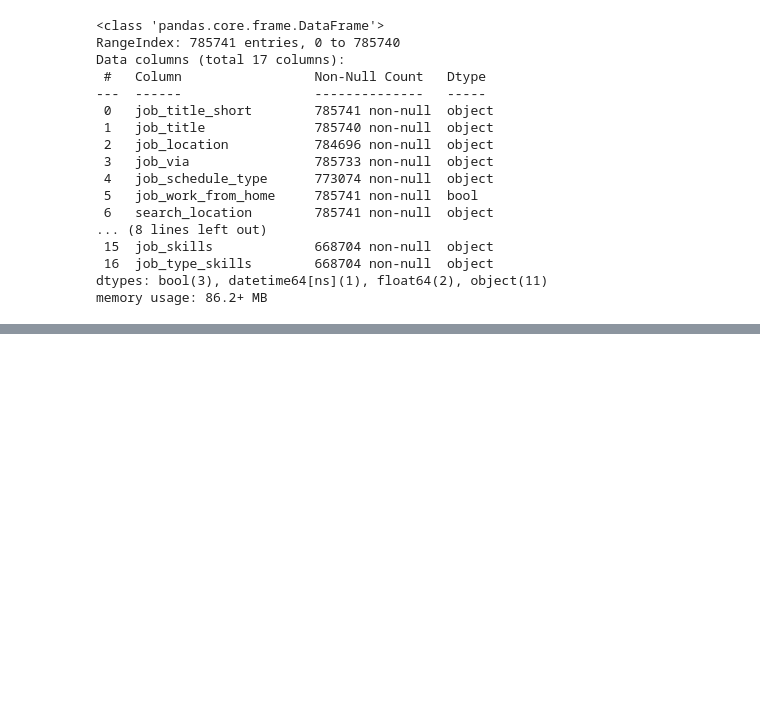
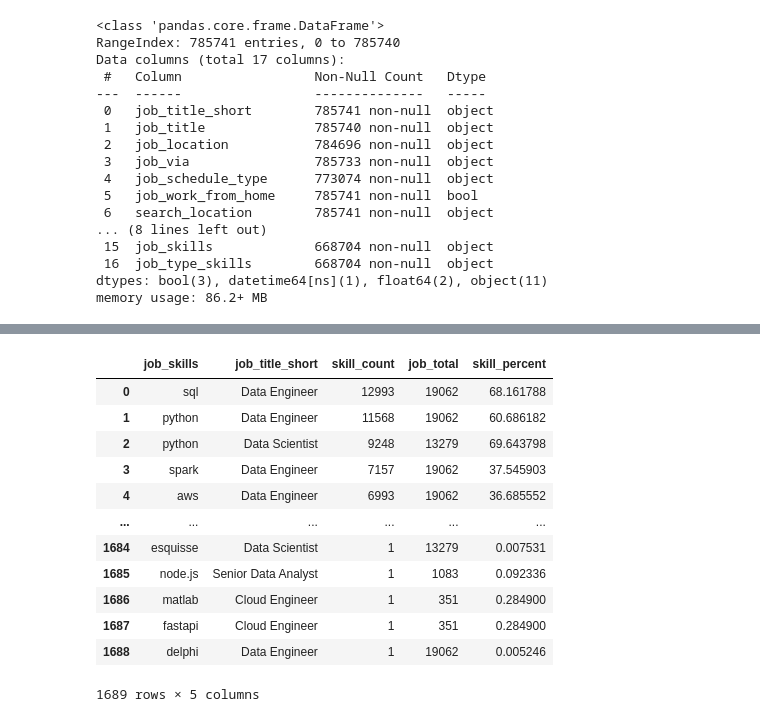
Before and after one commit to Johan0957/python-projects, a Jupyter notebook: 3_Project/2_Skills_Demand.ipynb, the cells around one changed output, grey strips where cells are left out. Cells and saved outputs as stored; diff of their text form; code cells hidden in the pictures; blank space fills up the shorter version.

```diff
--- a/3_Project/2_Skills_Demand.ipynb
+++ b/3_Project/2_Skills_Demand.ipynb
@@ -28,3 +28,5 @@ Data columns (total 17 columns):
  16  job_type_skills        668704 non-null  object
 dtypes: bool(3), datetime64[ns](1), float64(2), object(11)
 memory usage: 86.2+ MB
+# %%
+df_DA_ind=df[df['job_country']=='India'].copy()
@@ -30,0 +72,17 @@ memory usage: 86.2+ MB
+# %%
+df_skill_percent['skill_percent']=(df_skill_percent['skill_count']/df_skill_percent['job_total'])*100
+df_skill_percent
+# %% [output]
+|  | job_skills | job_title_short | skill_count | job_total | skill_percent |
+| 0 | sql | Data Engineer | 12993 | 19062 | 68.161788 |
+| 1 | python | Data Engineer | 11568 | 19062 | 60.686182 |
+| 2 | python | Data Scientist | 9248 | 13279 | 69.643798 |
+| 3 | spark | Data Engineer | 7157 | 19062 | 37.545903 |
+| 4 | aws | Data Engineer | 6993 | 19062 | 36.685552 |
+| ... | ... | ... | ... | ... | ... |
+| 1684 | esquisse | Data Scientist | 1 | 13279 | 0.007531 |
+| 1685 | node.js | Senior Data Analyst | 1 | 1083 | 0.092336 |
+| 1686 | matlab | Cloud Engineer | 1 | 351 | 0.284900 |
+| 1687 | fastapi | Cloud Engineer | 1 | 351 | 0.284900 |
+| 1688 | delphi | Data Engineer | 1 | 19062 | 0.005246 |
+1689 rows × 5 columns
```
Also changed, not shown: parts of 4 cells of this notebook.
